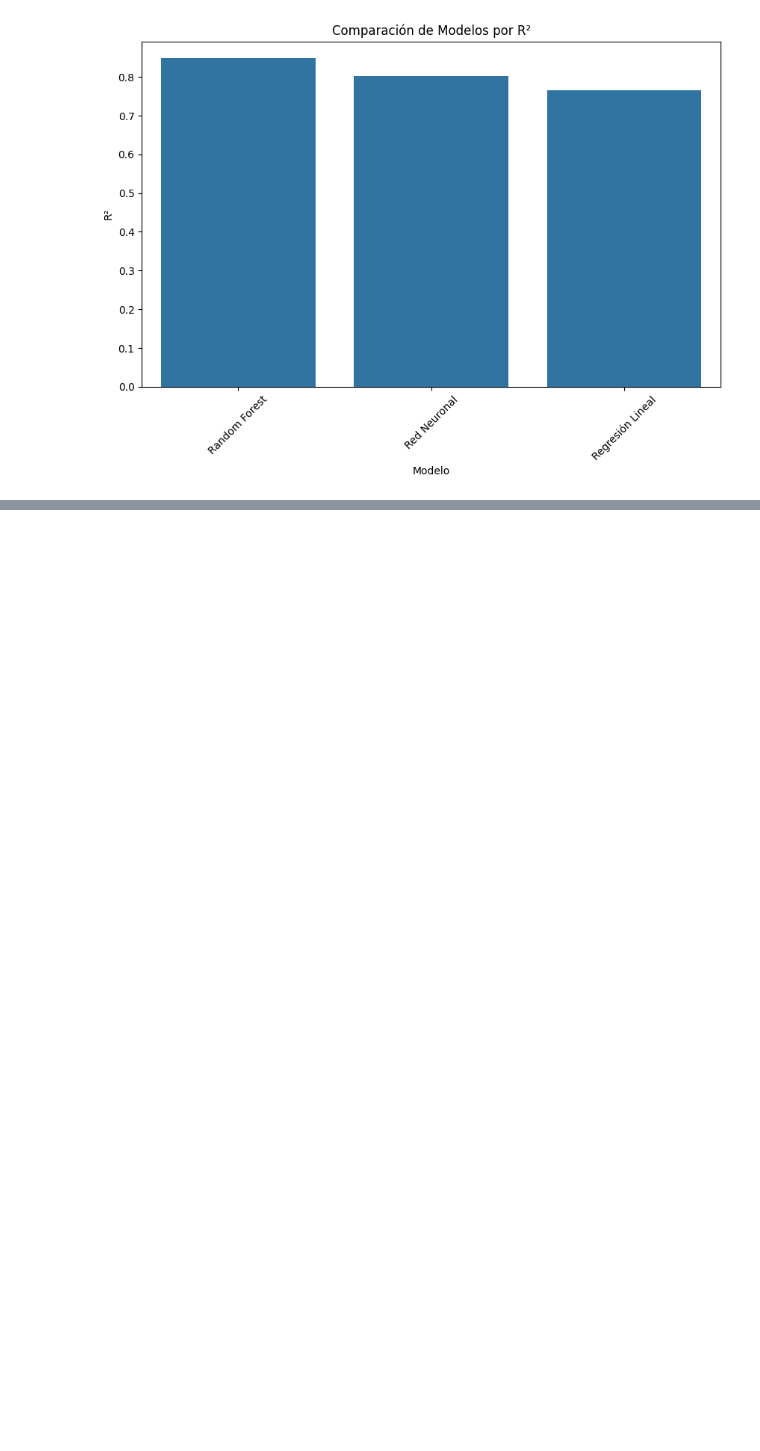
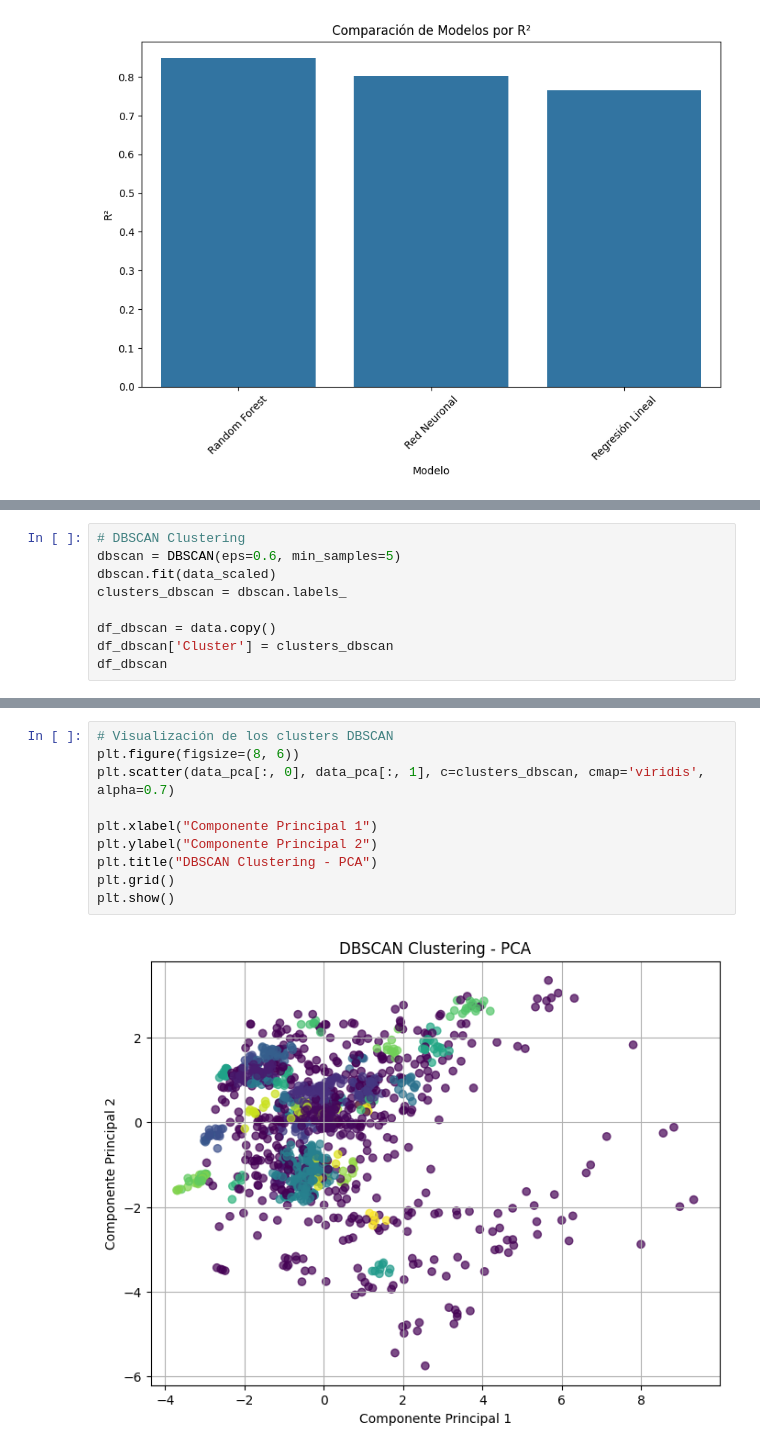
Before and after one commit to JuanLopezAranzazu/proyecto2-3-ciencia-datos, a Jupyter notebook: notebooks/predictive_models.ipynb, the cells around one changed output, grey strips where cells are left out. Cells and saved outputs as stored; diff of their text form; blank space fills up the shorter version.

```diff
--- a/notebooks/predictive_models.ipynb
+++ b/notebooks/predictive_models.ipynb
@@ -329,0 +481,9 @@ plt.show()
+# %%
+# DBSCAN Clustering
+dbscan = DBSCAN(eps=0.6, min_samples=5)
+dbscan.fit(data_scaled)
+clusters_dbscan = dbscan.labels_
+
+df_dbscan = data.copy()
+df_dbscan['Cluster'] = clusters_dbscan
+df_dbscan
@@ -329,0 +527,12 @@ plt.show()
+# %%
+# Visualización de los clusters DBSCAN
+plt.figure(figsize=(8, 6))
+plt.scatter(data_pca[:, 0], data_pca[:, 1], c=clusters_dbscan, cmap='viridis', alpha=0.7)
+
+plt.xlabel("Componente Principal 1")
+plt.ylabel("Componente Principal 2")
+plt.title("DBSCAN Clustering - PCA")
+plt.grid()
+plt.show()
+# %% [output]
+[figure, added]
```
Also changed, not shown: parts of 15 cells of this notebook, 1 other file.
